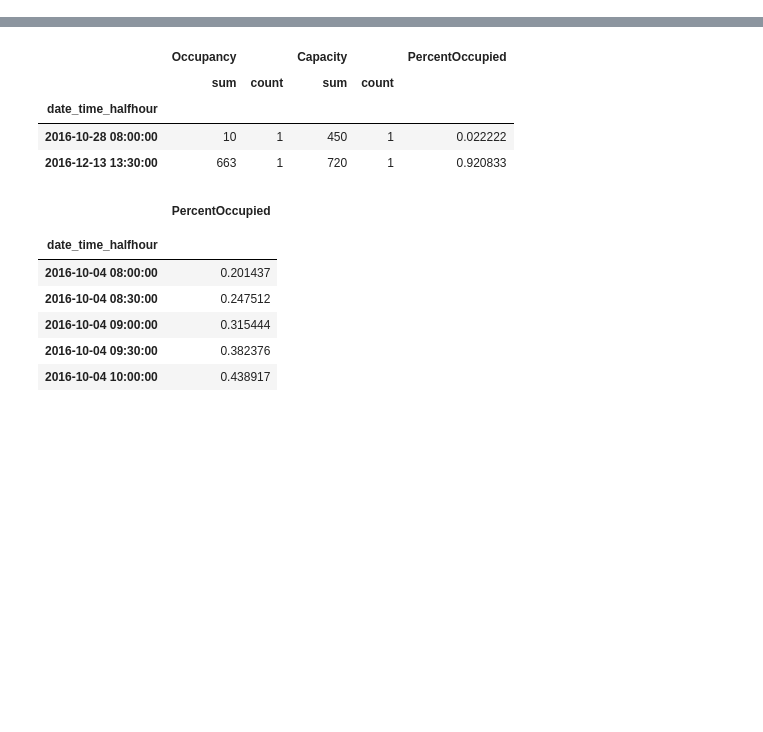
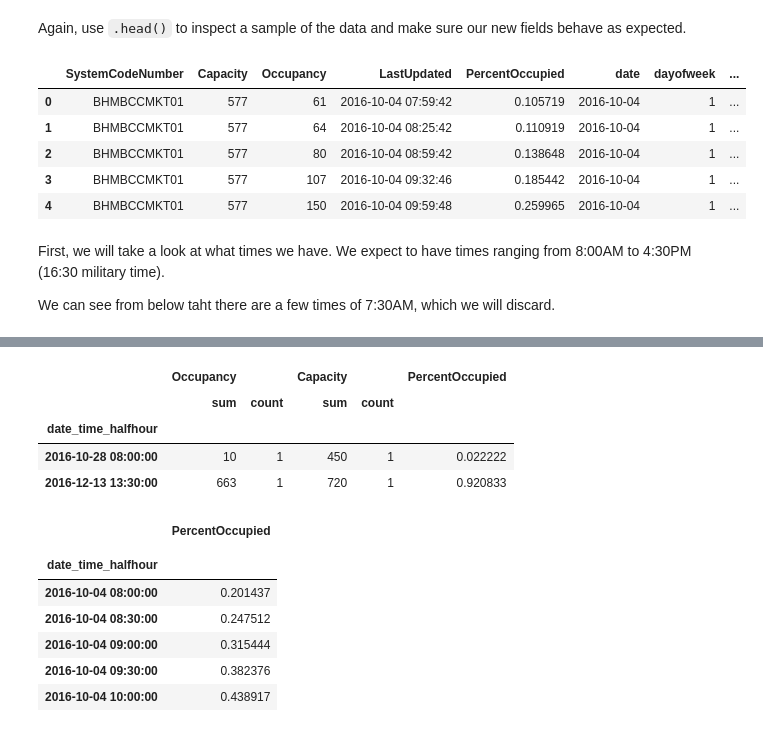
Before and after one commit to JonSolow/Parking_TimeSeries, a Jupyter notebook: Parking_TimeSeries.ipynb, the cells around one changed output, grey strips where cells are left out. Cells and saved outputs as stored; diff of their text form; code cells hidden in the pictures; blank space fills up the shorter version.

```diff
--- a/Parking_TimeSeries.ipynb
+++ b/Parking_TimeSeries.ipynb
@@ -188,0 +113,15 @@ To register the converters:
+# %% [markdown]
+Again, use `.head()` to inspect a sample of the data and make sure our new fields behave as expected.
+# %%
+df_clean.head()
+# %% [output]
+|  | SystemCodeNumber | Capacity | Occupancy | LastUpdated | PercentOccupied | date | dayofweek | ... |
+| 0 | BHMBCCMKT01 | 577 | 61 | 2016-10-04 07:59:42 | 0.105719 | 2016-10-04 | 1 | ... |
+| 1 | BHMBCCMKT01 | 577 | 64 | 2016-10-04 08:25:42 | 0.110919 | 2016-10-04 | 1 | ... |
+| 2 | BHMBCCMKT01 | 577 | 80 | 2016-10-04 08:59:42 | 0.138648 | 2016-10-04 | 1 | ... |
+| 3 | BHMBCCMKT01 | 577 | 107 | 2016-10-04 09:32:46 | 0.185442 | 2016-10-04 | 1 | ... |
+| 4 | BHMBCCMKT01 | 577 | 150 | 2016-10-04 09:59:48 | 0.259965 | 2016-10-04 | 1 | ... |
+# %% [markdown]
+First, we will take a look at what times we have.  We expect to have times ranging from 8:00AM to 4:30PM (16:30 military time).
+
+We can see from below taht there are a few times of 7:30AM, which we will discard.
```
Also changed, not shown: parts of 47 cells of this notebook, 1 other file.
